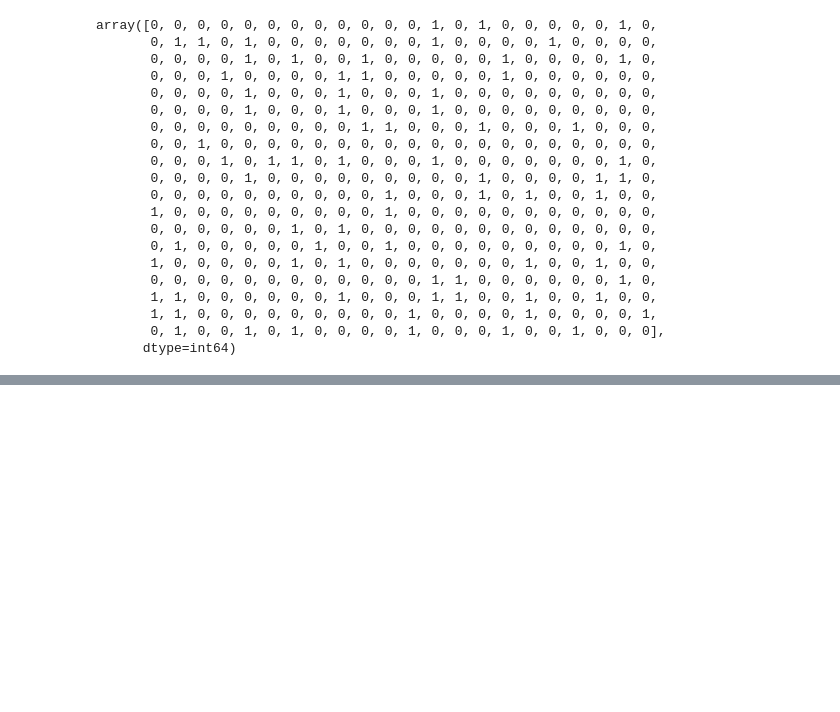
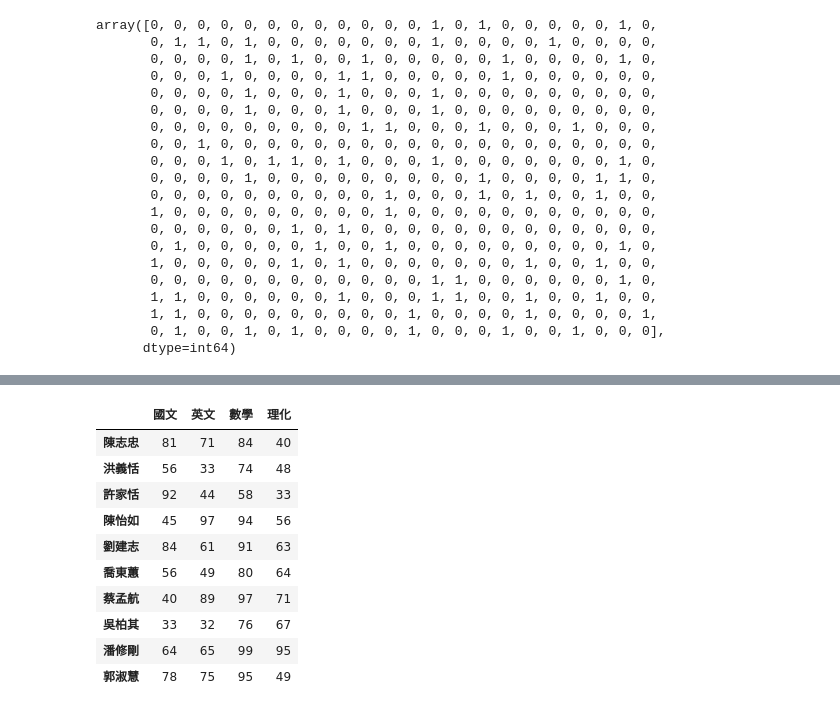
Before and after one commit to vcdemy/20240409, a Jupyter notebook: 20240409筆記.ipynb, the cells around one changed output, grey strips where cells are left out. Cells and saved outputs as stored; diff of their text form; code cells hidden in the pictures; blank space fills up the shorter version.

```diff
--- a/20240409筆記.ipynb
+++ b/20240409筆記.ipynb
@@ -545,0 +528,3 @@ Type:      function
+# %%
+np.random.seed(987)
+data = np.random.randint(30, 101, (10, 4))
@@ -545,0 +544,21 @@ Type:      function
+# %%
+df = pd.DataFrame(data)
+# %%
+df.columns = ['國文','英文','數學','理化']
+# %%
+df.index = ["陳志忠", "洪義恬", "許家恬", "陳怡如", "劉建志",
+            "喬東蕙", "蔡孟航", "吳柏其", "潘修剛", "郭淑慧"]
+# %%
+df
+# %% [output]
+|  | 國文 | 英文 | 數學 | 理化 |
+| 陳志忠 | 81 | 71 | 84 | 40 |
+| 洪義恬 | 56 | 33 | 74 | 48 |
+| 許家恬 | 92 | 44 | 58 | 33 |
+| 陳怡如 | 45 | 97 | 94 | 56 |
+| 劉建志 | 84 | 61 | 91 | 63 |
+| 喬東蕙 | 56 | 49 | 80 | 64 |
+| 蔡孟航 | 40 | 89 | 97 | 71 |
+| 吳柏其 | 33 | 32 | 76 | 67 |
+| 潘修剛 | 64 | 65 | 99 | 95 |
+| 郭淑慧 | 78 | 75 | 95 | 49 |
```
Also changed, not shown: parts of 3 cells of this notebook.
